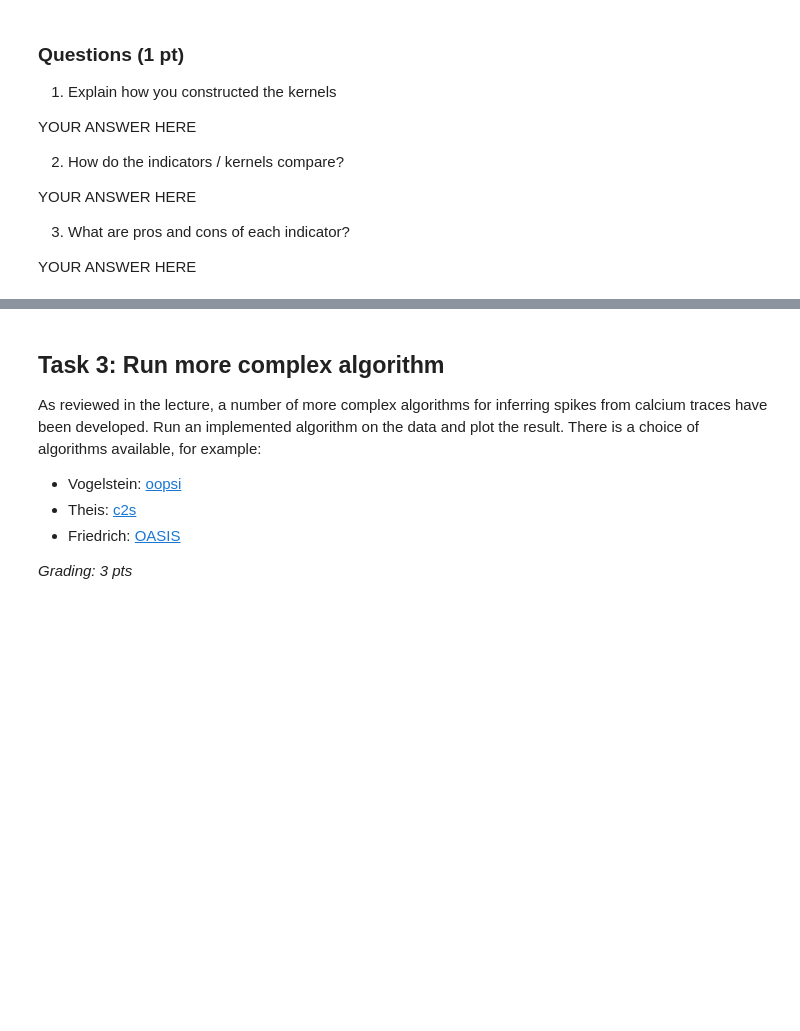
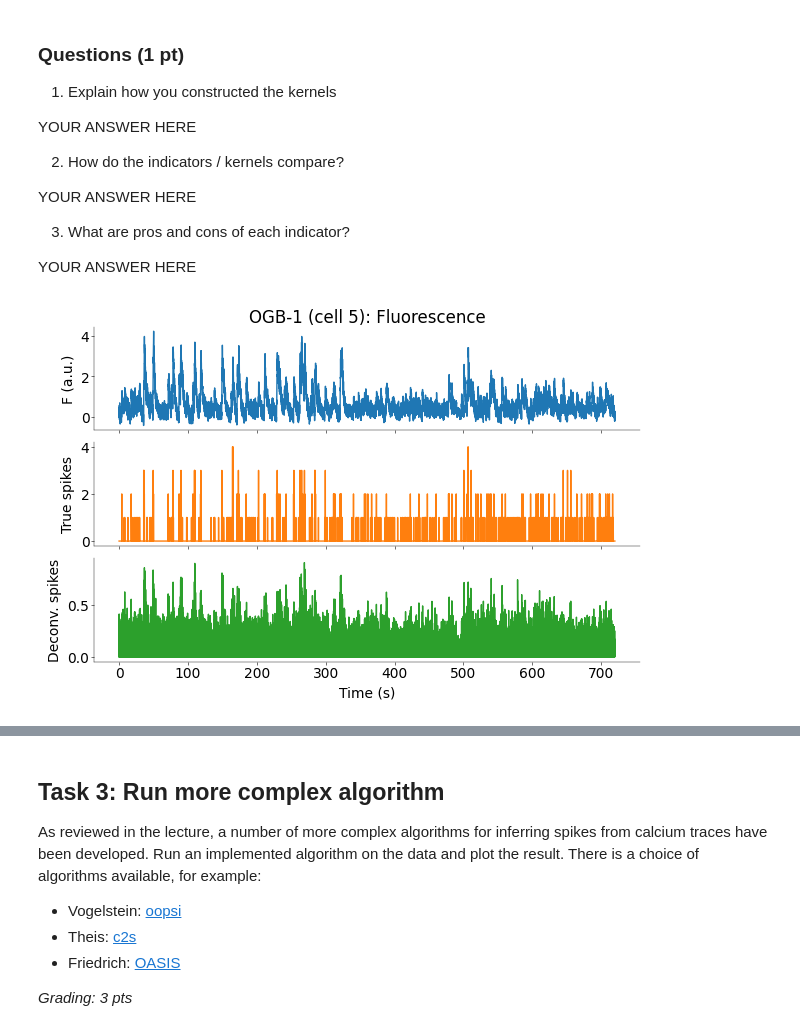
Before and after one commit to flobu98/neural_data_science, a Jupyter notebook: CodingLab3.ipynb, the cells around one changed output, grey strips where cells are left out. Drawn from its saved outputs; the diff is of its cells as text; code cells hidden in the pictures; blank space fills up the shorter version.

```diff
--- a/CodingLab3.ipynb
+++ b/CodingLab3.ipynb
@@ -125,6 +157,10 @@ It is clear from the above plots that the calcium events happen in relationship
 # %%
 def deconv_ca(ca: np.ndarray, tau: float, dt: float) -> np.ndarray:
     """Compute the deconvolution of the calcium signal.
+
+    Compute deconvolution of calcium trace using simple AR(1) inversion:
+        ca[t] = exp(-dt/tau)*ca[t-1] + sp[t]
+    so sp[t] = ca[t] - alpha*ca[t-1], clipped at zero.
 
     Parameters
     ----------
@@ -148,4 +184,9 @@ def deconv_ca(ca: np.ndarray, tau: float, dt: float) -> np.ndarray:
     # apply devonvolution to calcium signal (1 pt)
     # --------------------------------------------
 
+    alpha = np.exp(-dt / tau)
+    sp_hat = np.zeros_like(ca)
+    sp_hat[1:] = ca[1:] - alpha * ca[:-1]
+    sp_hat = np.clip(sp_hat, 0, None)  # no negative rates
+
     return sp_hat
@@ -186,0 +233,76 @@ fig, axs = plt.subplots(
+# %%
+# ----------------------------------------------------------------------
+# Compare true and deconvolved spikes rates for the OGB and GCamP cells.
+# What do you notice? Why is that? (3 pts)
+# ----------------------------------------------------------------------
+# Parameters
+dt = 1 / 25.0  # sampling interval (s)
+tau_ogb = 0.5
+tau_gcamp = 0.1
+
+# Compute kernels
+t_max = 5 * max(tau_ogb, tau_gcamp)
+t = np.arange(0, t_max, dt)
+h_ogb = np.exp(-t / tau_ogb)
+h_gcamp = np.exp(-t / tau_gcamp)
+
+# Deconvolve example cells (pre-defined in notebook)
+sp_hat_ogb = deconv_ca(cell_ogb, tau_ogb, dt)
+sp_hat_gcam = deconv_ca(cell_gcam, tau_gcamp, dt)
+
+# Time axes
+t_ogb = np.arange(len(cell_ogb)) / 25.0
+t_gcamp = np.arange(len(cell_gcam)) / 25.0
+
+# Zoom window: 10–30 s
+i0, i1 = np.searchsorted(t_ogb, [10, 30])
+j0, j1 = np.searchsorted(t_gcamp, [10, 30])
+fig, axs = plt.subplots(
+    3, 1, figsize=(6, 4), height_ratios=[1, 1, 1], gridspec_kw=dict(hspace=0)
+)
+
+# OGB Cell
+
+# Row 1: raw Ca trace
+axs[0].plot(t_ogb, cell_ogb, color="tab:blue")
+axs[0].set_ylabel("F (a.u.)")
+axs[0].set_title("OGB-1 (cell 5): Fluorescence")
+axs[0].label_outer()  # hide x-ticklabels here
+
+# Row 2: true spikes
+axs[1].plot(t_ogb[:-1], spk_ogb, color="tab:orange")
+axs[1].set_ylabel("True spikes")
+axs[1].label_outer()
+
+# Row 3: deconvolved spikes
+axs[2].plot(t_ogb, sp_hat_ogb, color="tab:green")
+axs[2].set_ylabel("Deconv. spikes")
+axs[2].set_xlabel("Time (s)")
+
+plt.show()
+
+fig, axs = plt.subplots(
+    3, 1, figsize=(6, 4), height_ratios=[1, 1, 1], gridspec_kw=dict(hspace=0)
+)
+
+# GCamp Cell
+
+# Row 1: raw Ca trace
+axs[0].plot(t_gcamp, cell_gcam, color="tab:blue")
+axs[0].set_ylabel("F (a.u.)")
+axs[0].set_title("GCaMP6f (cell 6): Fluorescence")
+axs[0].label_outer()
+
+# Row 2: true spikes
+axs[1].plot(t_gcamp[:-1], spk_gcam, color="tab:orange")
+axs[1].set_ylabel("True spikes")
+axs[1].label_outer()
+
+# Row 3: deconvolved spikes
+axs[2].plot(t_gcamp, sp_hat_gcam, color="tab:green")
+axs[2].set_ylabel("Deconv. spikes")
+axs[2].set_xlabel("Time (s)")
+
+plt.show()
+# %% [output]
+[figure, added]
```
Also changed, not shown: parts of 14 cells of this notebook.
